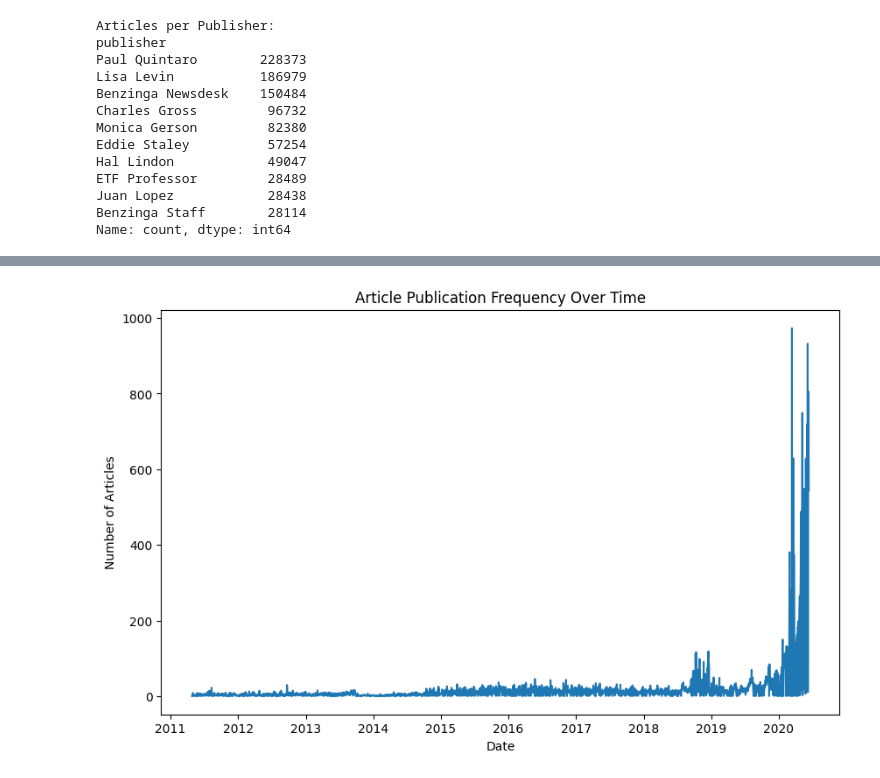
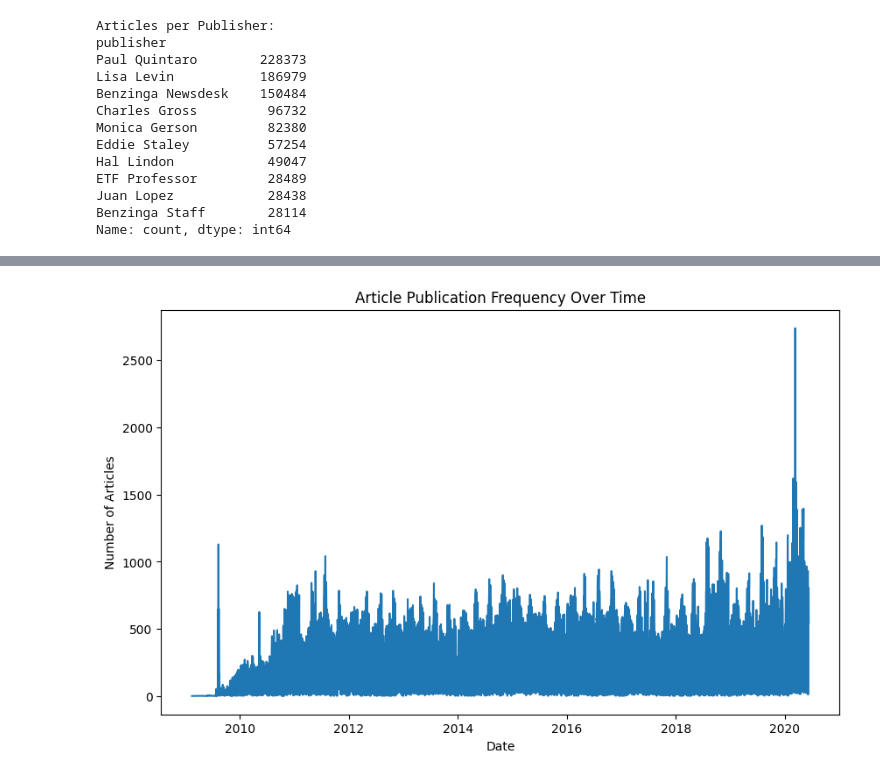
Before and after one commit to daniSW3/KAIM-Week1, a Jupyter notebook: notebooks/eda.ipynb, the cells around one changed output, grey strips where cells are left out. Saved outputs shown, nothing was run; the diff lists cells and outputs as text; code cells hidden in the pictures.

```diff
--- a/notebooks/eda.ipynb
+++ b/notebooks/eda.ipynb
@@ -24,0 +59,5 @@ rating = pd.read_csv(r"C:\Users\Daniel.Temesgen\Desktop\data\raw_analyst_ratings
+# %%
+# Load data
+file_path = r'c:\Users\Daniel.Temesgen\Desktop\data\raw_analyst_ratings.csv'
+df = load_data(file_path)
+df.head()
@@ -42,9 +89,9 @@ def descriptive_statistics(rating):
     """Perform descriptive statistics on news data."""
     # Headline length analysis
 # %%
-    rating['headline_length'] = rating['headline'].str.len()
+    df['headline_length'] = df['headline'].str.len()
     print("Headline Length Statistics:")
-    print(rating['headline_length'].describe())
+    print(df['headline_length'].describe())
 # %% [output]
 Headline Length Statistics:
 count    1.407328e+06
@@ -58,3 +105,10 @@ max      5.120000e+02
 Name: headline_length, dtype: float64
 # %% [markdown]
  # Articles per publisher
+# %%
+#fix data type issue
+
+df['date'] = pd.to_datetime(df['date'], format='ISO8601')
+
+print("\nData Type Identification:")
+print(df.dtypes)
@@ -89,13 +167,15 @@ daily_counts = rating.groupby(rating['date'].dt.date).size()
 # %%
+# Group by date
+daily_counts = df.groupby(df['date'].dt.date).size()
 # Plotting
 import pandas as pd
 import matplotlib.pyplot as plt
 plt.figure(figsize=(10, 6))
 daily_counts.plot()
 plt.title('Article Publication Frequency Over Time')
 plt.xlabel('Date')
 plt.ylabel('Number of Articles')
 plt.savefig('publication_trend.png')
 plt.show()
 # %% [output]
-[figure, old version]
+[figure, new version]
```
Also changed, not shown: parts of 17 cells of this notebook, 6 other files.
